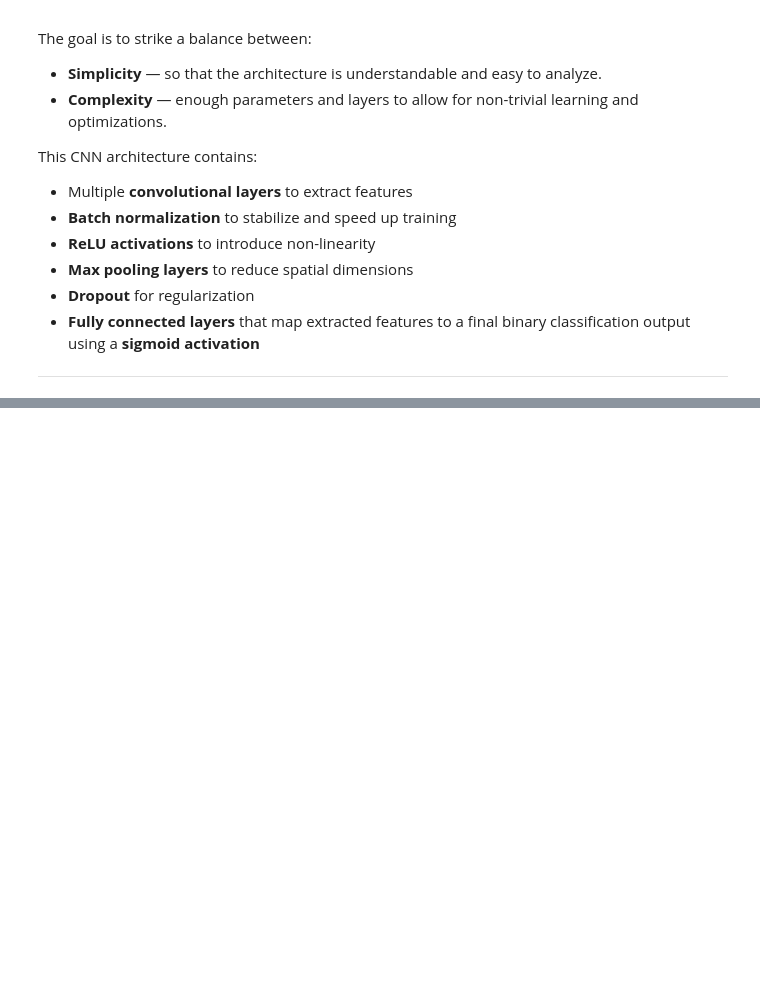
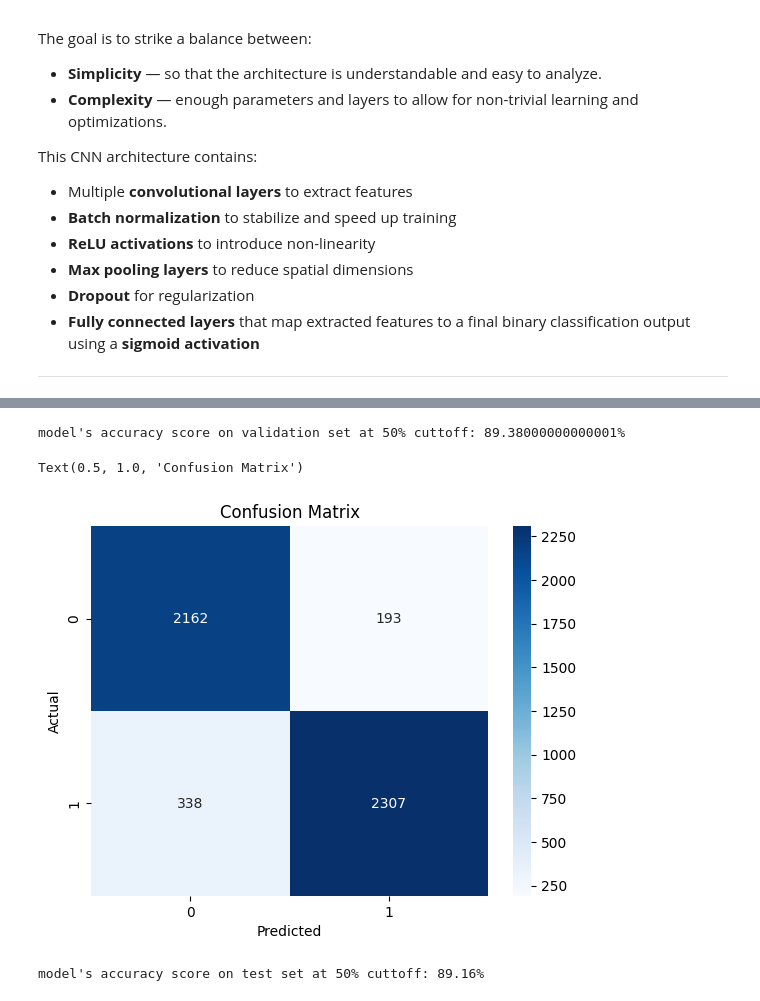
Before and after one commit to plasmatom/6.828-qemu, a Jupyter notebook: dummy-model-building.ipynb, the cells around one changed output, grey strips where cells are left out. Saved outputs shown, nothing was run; the diff lists cells and outputs as text; code cells hidden in the pictures; blank space fills up the shorter version.

Commit message:
Kaggle Notebook | Dummy_model_building   | Version 4

```diff
--- a/dummy-model-building.ipynb
+++ b/dummy-model-building.ipynb
@@ -149,15 +153,3 @@ mean: [0.48826587200164795, 0.45505771040916443, 0.4168522357940674], std: [0.22
-# %%
-import json
-
-# Convert tensors to list
-stats = {
-    'mean': mean.tolist(),
-    'std': std.tolist()
-}
-
-# Save to file
-with open('cats_dogs_norm_stats.json', 'w') as f:
-    json.dump(stats, f)
 # %% [markdown]
 # Data Preprocessing and Loading
 
@@ -260,0 +576,5 @@ This CNN architecture contains:
+# %%
+checkpoint = torch.load("checkpoint.pth", weights_only=False)
+model = checkpoint["model"]
+model.load_state_dict(checkpoint['state_dict'])
+summary(model, input_size=(1, 3, image_size, image_size), col_names=["input_size", "output_size", "num_params", "trainable"])
@@ -260,0 +599,43 @@ This CNN architecture contains:
+# %%
+def test_network(model, test_loader, score_funcs=None, device="cpu"):
+    model.to(device)
+    model.eval()
+    pred_prob = []
+    ground_truth = []
+    with torch.no_grad():
+        for test_inputs, test_labels in tqdm.tqdm(test_loader,desc=f"Evaluating"):
+            test_inputs = test_inputs.to(device)
+            test_labels = test_labels.to(device).float()
+            outputs = model(test_inputs).squeeze(1)
+            pred_prob.append(outputs.cpu())
+            ground_truth.append(test_labels.cpu())
+
+    pred_prob = torch.cat(pred_prob)
+    ground_truth = torch.cat(ground_truth)
+    return pred_prob, ground_truth
+# %%
+probs, labels = test_network(model, val_dataloader, device=device)
+preds = (probs >= 0.5).int().cpu().numpy()
+labels = labels.int().cpu().numpy()
+np.set_printoptions(suppress=True)
+# %%
+print(f"model's accuracy score on validation set at 50% cuttoff: {accuracy_score((probs>=0.5), labels)*100}%")
+# %% [output]
+model's accuracy score on validation set at 50% cuttoff: 89.38000000000001%
+# %%
+cm = confusion_matrix((probs>=0.5), labels)
+sns.heatmap(cm, annot=True, fmt='d', cmap='Blues')
+plt.xlabel("Predicted")
+plt.ylabel("Actual")
+plt.title("Confusion Matrix")
+# %% [output]
+Text(0.5, 1.0, 'Confusion Matrix')
+[figure, added]
+# %%
+probs, labels = test_network(model, test_dataloader, device=device)
+preds = (probs >= 0.5).int().cpu().numpy()
+labels = labels.int().cpu().numpy()
+np.set_printoptions(suppress=True)
+print(f"model's accuracy score on test set at 50% cuttoff: {accuracy_score((probs>=0.5), labels)*100:0.2f}%")
+# %% [output]
+model's accuracy score on test set at 50% cuttoff: 89.16%
```
Also changed, not shown: parts of 12 cells of this notebook.
